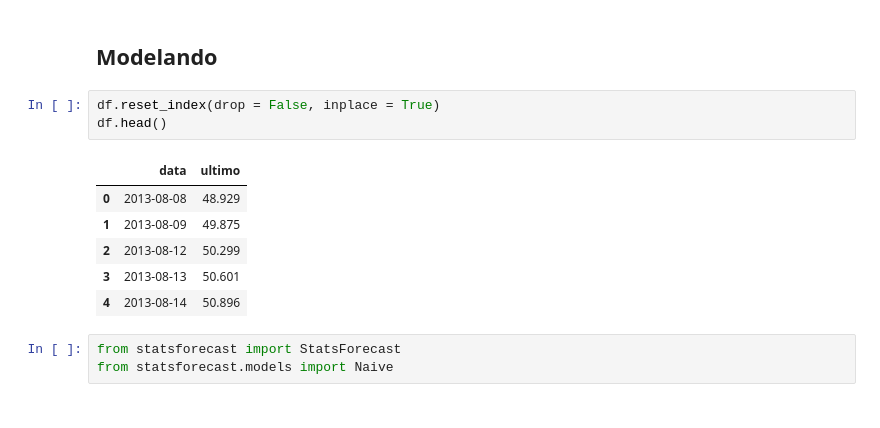
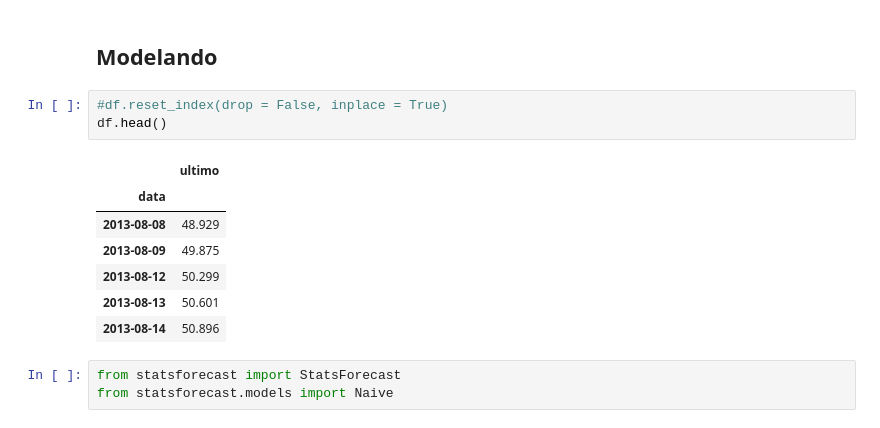
Before and after one commit to jorgeplatero/postech_techchallenge_fase_2, a Jupyter notebook: notebook.ipynb, the cells around one changed output. Cells and saved outputs as stored; diff of their text form.

```diff
--- a/notebook.ipynb
+++ b/notebook.ipynb
@@ -358,15 +390,16 @@ plot_pacf(df.values)
 # %% [markdown]
 ## Modelando
 # %%
-df.reset_index(drop = False, inplace = True)
+#df.reset_index(drop = False, inplace = True)
 df.head()
 # %% [output]
-|  | data | ultimo |
-| 0 | 2013-08-08 | 48.929 |
-| 1 | 2013-08-09 | 49.875 |
-| 2 | 2013-08-12 | 50.299 |
-| 3 | 2013-08-13 | 50.601 |
-| 4 | 2013-08-14 | 50.896 |
+|  | ultimo |
+| data |  |
+| 2013-08-08 | 48.929 |
+| 2013-08-09 | 49.875 |
+| 2013-08-12 | 50.299 |
+| 2013-08-13 | 50.601 |
+| 2013-08-14 | 50.896 |
 # %%
 from statsforecast import StatsForecast
 from statsforecast.models import Naive
```
Also changed, not shown: parts of 12 cells of this notebook.
